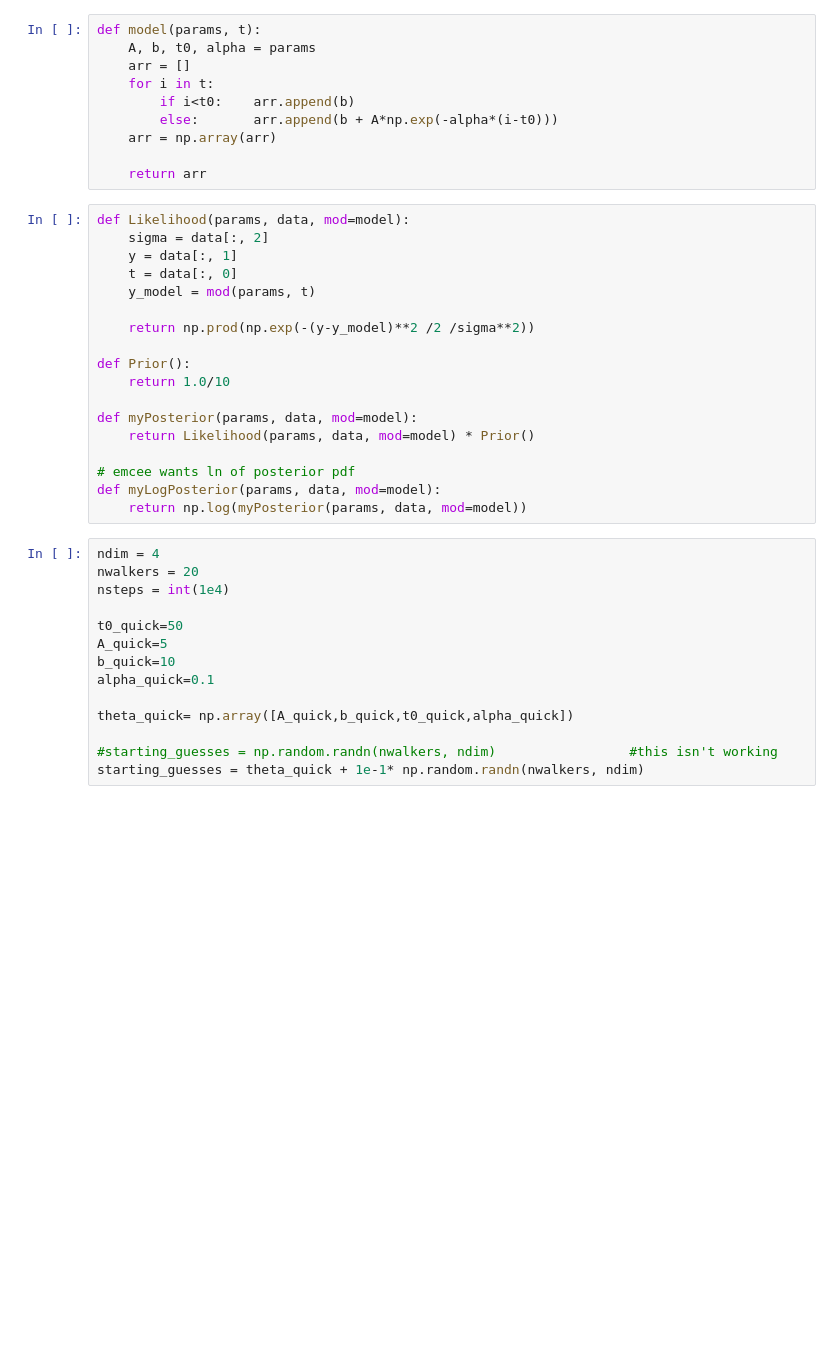
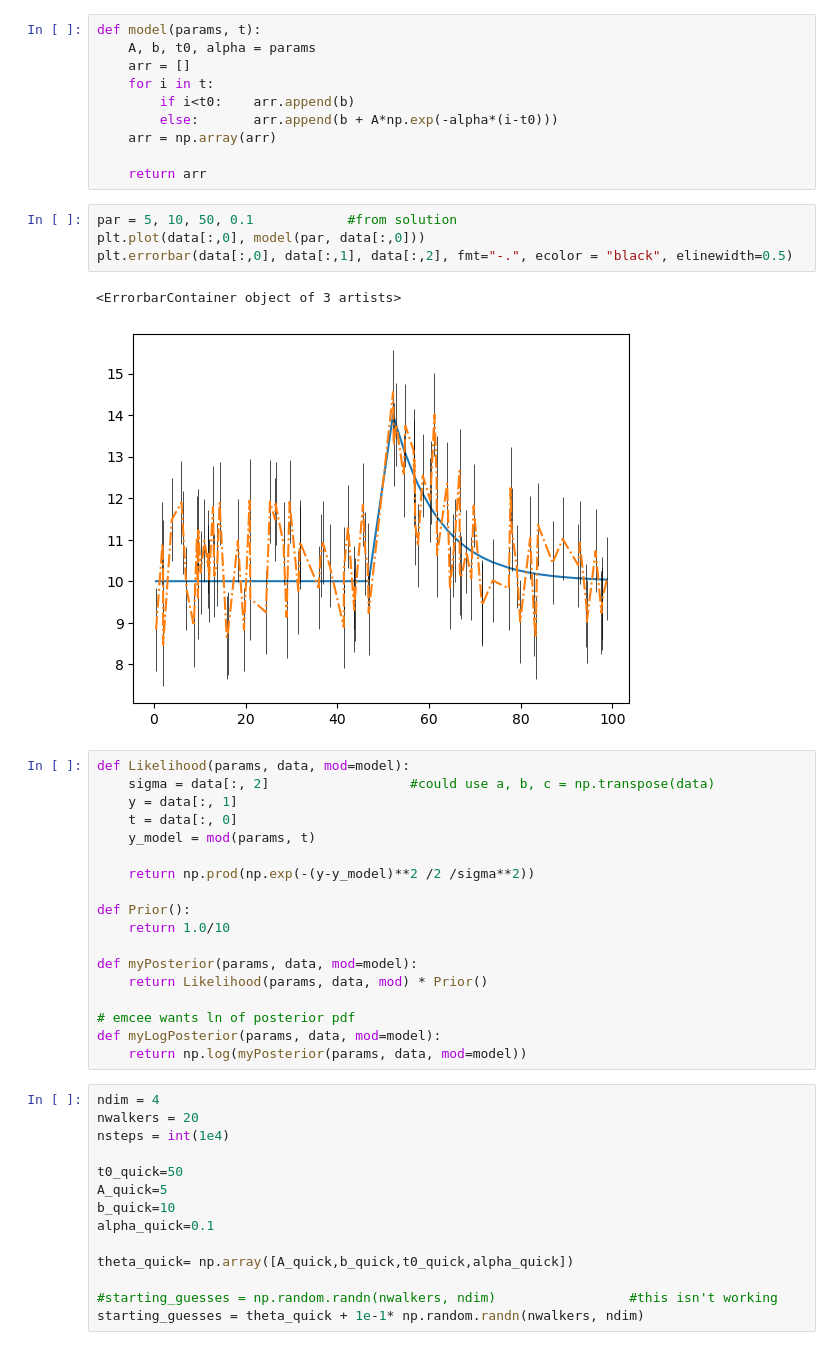
Before and after one commit to Diego-Albano/astrostatistics_bicocca_2025, a Jupyter notebook: working/W11.ipynb, the cells around one changed output. Drawn from its saved outputs; the diff is of its cells as text; blank space fills up the shorter version.

```diff
--- a/working/W11.ipynb
+++ b/working/W11.ipynb
@@ -21,9 +21,16 @@ def model(params, t):
     arr = np.array(arr)
 
     return arr
+# %%
+par = 5, 10, 50, 0.1            #from solution
+plt.plot(data[:,0], model(par, data[:,0]))
+plt.errorbar(data[:,0], data[:,1], data[:,2], fmt="-.", ecolor = "black", elinewidth=0.5)
+# %% [output]
+<ErrorbarContainer object of 3 artists>
+[figure, added]
 # %%
 def Likelihood(params, data, mod=model):
-    sigma = data[:, 2]
+    sigma = data[:, 2]                  #could use a, b, c = np.transpose(data)
     y = data[:, 1]
     t = data[:, 0]
     y_model = mod(params, t)
@@ -34,7 +41,7 @@ def Prior():
     return 1.0/10
 
 def myPosterior(params, data, mod=model):
-    return Likelihood(params, data, mod=model) * Prior()
+    return Likelihood(params, data, mod) * Prior()
 
 # emcee wants ln of posterior pdf
 def myLogPosterior(params, data, mod=model):
```
Also changed, not shown: parts of 4 cells of this notebook, 1 other file.
